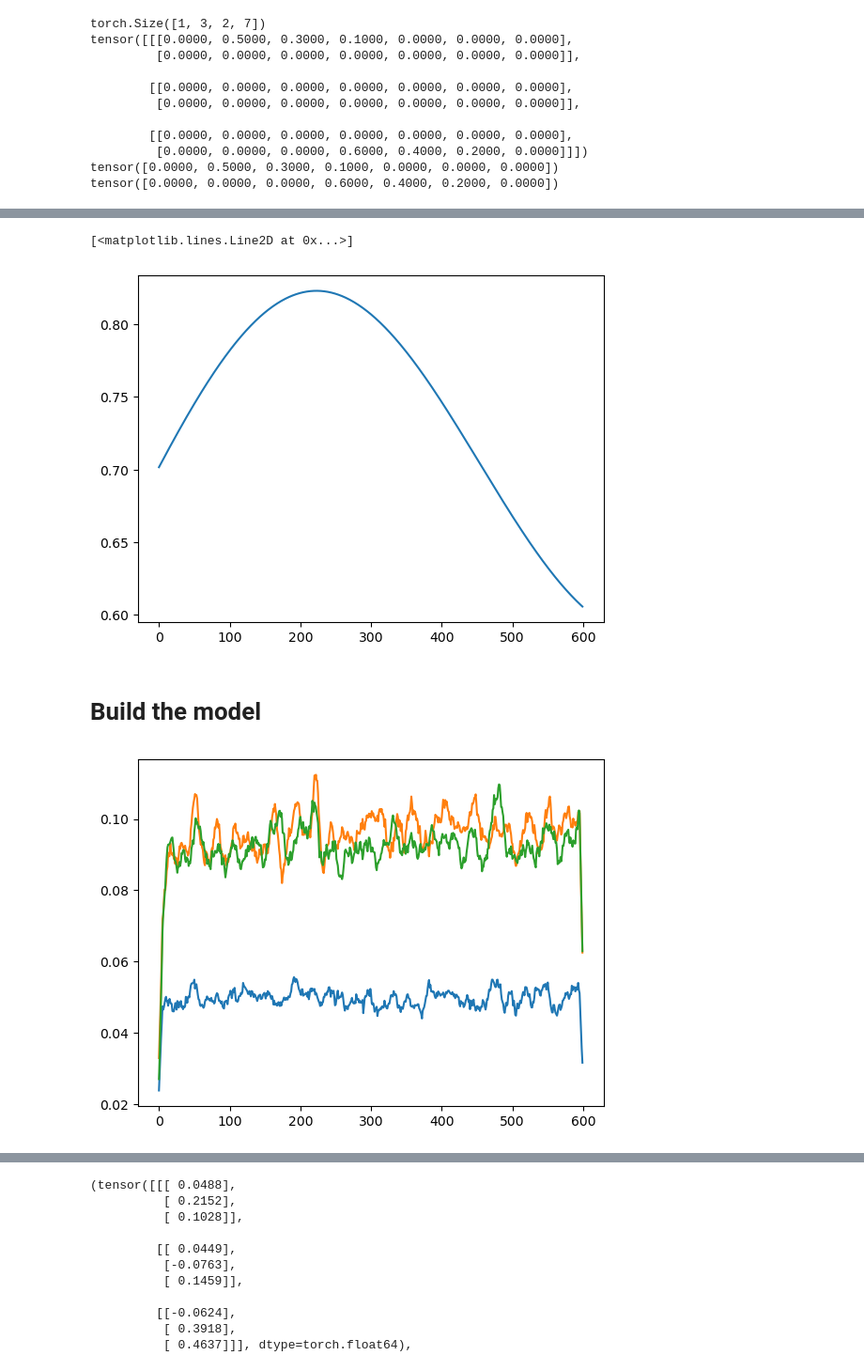
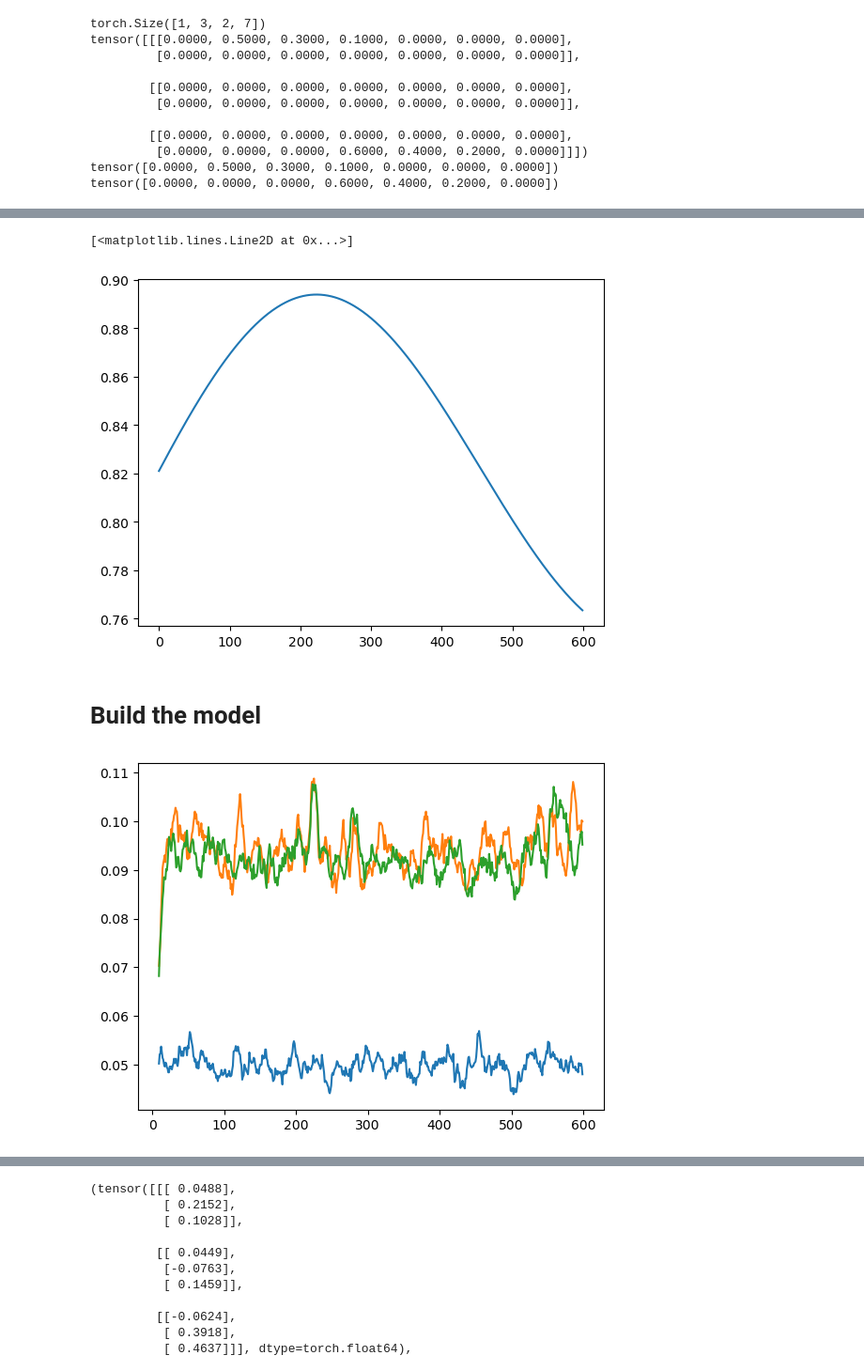
Before and after one commit to Qi-Xin/FC-GPFA, a Jupyter notebook: Decoder&Encoder.ipynb, the cells around one changed output, grey strips where cells are left out. Shown at 94% size. Saved outputs shown, nothing was run; the diff lists cells and outputs as text; code cells hidden in the pictures.

```diff
--- a/Decoder&Encoder.ipynb
+++ b/Decoder&Encoder.ipynb
@@ -581,23 +433,22 @@ torch.manual_seed(0)
 np.random.seed(0)
 
 MAX_FIRING_RATE = 10
-model_list = stationary_model_list
 ntrial = 1000
-
 narea = 3
 nneuron_area = 1
 npadding = 100
 nneuron = narea*nneuron_area
-
-max_histories = model_list[0].filters[1].shape[0]
-nt = model_list[0].nt + npadding
-coupling_mat = np.zeros((max_histories, nneuron, nneuron))
-baseline_mat = np.ones((nt, nneuron))*np.log(0.05)
-spikes = np.zeros((ntrial, nneuron, nt))
+nt_wo_padding = 500
 
 coupling_filter_params = {'peaks_max':20.2, 'num':3, 'nonlinear':0.5}
 basis_coupling = GLM.make_pillow_basis(**coupling_filter_params)
 basis_coupling = basis_coupling[:,:1]
+
+max_histories = basis_coupling.shape[0]
+nt = nt_wo_padding + npadding
+coupling_mat = np.zeros((max_histories, nneuron, nneuron))
+baseline_mat = np.ones((nt, nneuron))*np.log(0.05)
+spikes = np.zeros((ntrial, nneuron, nt))
 
 ### Generate coupling matrix
 for jarea in range(narea):
@@ -610,8 +461,8 @@ for jarea in range(narea):
 
 ### Generate time-varying coupling strength coefficients
 nlatent = 1
-max_project_w = 0.5
-project_w = max_project_w*(np.random.rand(narea, narea, nlatent)*2-1)
+max_project_w = 0.3
+project_w = (np.random.uniform(low=-max_project_w, high=max_project_w, size=(narea, narea, nlatent)))
 K = get_K(nt=nt, L=500)
 latents = np.random.multivariate_normal(np.zeros(nt), K, (nlatent, ntrial))
 time_varying_coef = np.einsum('...i, ijk -> ...jk', project_w, latents) + 1
@@ -619,10 +470,9 @@ time_varying_coef = np.einsum('...i, ijk -> ...jk', project_w, latents) + 1
 
 ### Rescale the time varying coefficients to have mean value of 1
 ### Rescale the coupling matrix to have maximum absolute value of 1
-# rescale = 1/abs(coupling_mat).max()
-# time_varying_coef *= 1/rescale
-# latents *= 1/rescale
-# coupling_mat *= rescale
+print(abs(coupling_mat).max())
+rescale = 1/abs(coupling_mat).max()
+coupling_mat *= rescale
 # time_varying_coef: narea x narea x ntrial x nt
 
 ### Generate spikes
@@ -656,19 +507,19 @@ plt.plot(np.exp(log_firing_rate[:,2]))
 plt.plot(time_varying_coef[0,1,:1,:].T)
 # %% [output]
 [<matplotlib.lines.Line2D at 0x...>]
-[figure, old version]
+[figure, new version]
 # %% [markdown]
 # Build the model
 # %%
 spikes = [spikes[:,iarea*nneuron_area:(iarea+1)*nneuron_area,:] for iarea in range(narea)]
 
+import pandas as pd
 window_size = 10
-
 for i in range(narea):
-    smoothed_spikes = np.convolve(spikes[i].mean(axis=(0,1)), np.ones(window_size)/window_size, mode='same')
+    smoothed_spikes = pd.Series(spikes[i].mean(axis=(0,1))).rolling(window=window_size).mean()
     plt.plot(smoothed_spikes)
 # %% [output]
-[figure, old version]
+[figure, new version]
 # %%
 # Input needed: spikes, narea, nneuron_area
 
```
Also changed, not shown: parts of 14 cells of this notebook.
